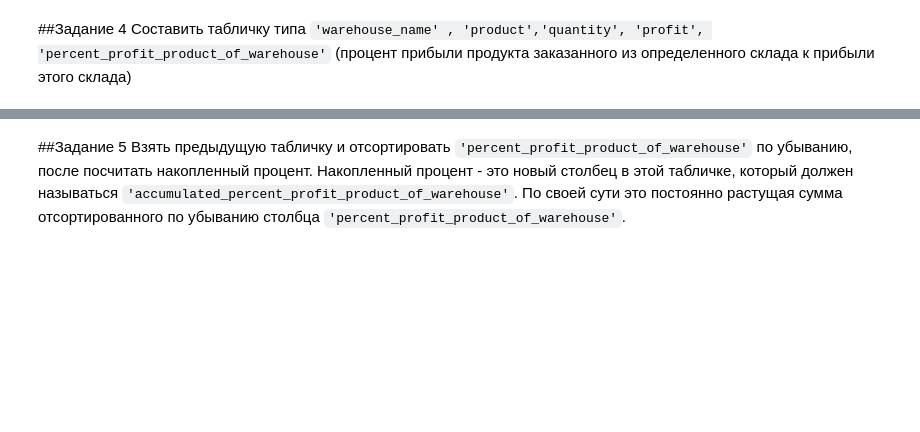
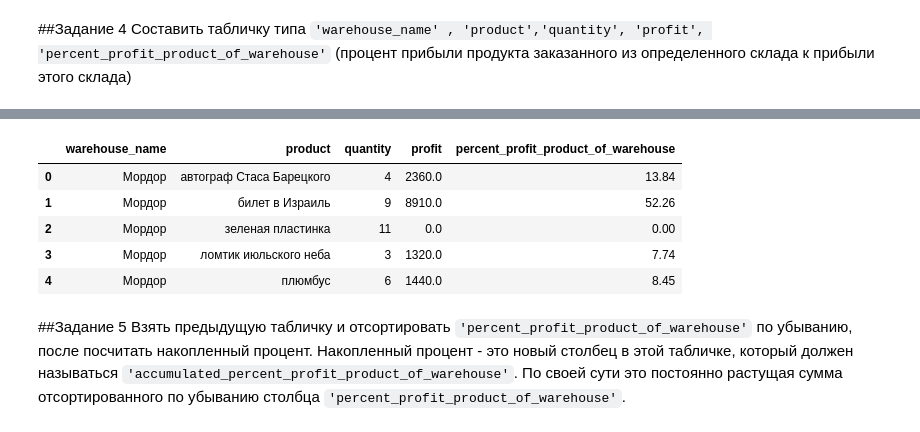
Before and after one commit to julianzim/suppi_trial_task, a Jupyter notebook: suppi_trial_task.ipynb, the cells around one changed output, grey strips where cells are left out. Saved outputs shown, nothing was run; the diff lists cells and outputs as text; code cells hidden in the pictures; blank space fills up the shorter version.

```diff
--- a/suppi_trial_task.ipynb
+++ b/suppi_trial_task.ipynb
@@ -70,0 +114,8 @@ highway_prices
+# %%
+def profit(df):
+    '''Считает прибыль по заказу, которая равна разности дохода и
+    расходов по заказу
+    '''
+    income = df['price'] * df['quantity']
+    expenses = df['highway_price'] * df['quantity']
+    return sum(income) + sum(expenses)
@@ -71,3 +138,7 @@ highway_prices
 # %% [markdown]
 ##Задание 4
 Составить табличку типа `'warehouse_name' , 'product','quantity', 'profit', 'percent_profit_product_of_warehouse'` (процент прибыли продукта заказанного из определенного склада к прибыли этого склада)
+# %%
+warehouse_product_count = exploded_df.groupby(['warehouse_name', 'product']).apply(lambda x: x['quantity'].sum()).reset_index()
+warehouse_product_count.rename(columns={0: 'quantity'}, inplace=True)
+warehouse_product_count.head()
@@ -73,0 +152,6 @@ highway_prices
+# %%
+warehouse_product_profit = exploded_df.groupby(['warehouse_name', 'product']).apply(profit).reset_index()
+warehouse_product_profit.rename(columns={0: 'profit'}, inplace=True)
+
+warehouse_product_profit = warehouse_product_count.merge(warehouse_product_profit, on=['warehouse_name', 'product'])
+warehouse_product_profit.head()
@@ -74,3 +165,17 @@ highway_prices
+# %%
+def percent_profit(df):
+    return round(df['profit'] / sum(df['profit']) * 100, 2)
+# %%
+percents = warehouse_product_profit.groupby(['warehouse_name']).apply(percent_profit).reset_index()['profit']
+warehouse_product_profit['percent_profit_product_of_warehouse'] = percents
+warehouse_product_profit.head()
+# %% [output]
+|  | warehouse_name | product | quantity | profit | percent_profit_product_of_warehouse |
+| 0 | Мордор | автограф Стаса Барецкого | 4 | 2360.0 | 13.84 |
+| 1 | Мордор | билет в Израиль | 9 | 8910.0 | 52.26 |
+| 2 | Мордор | зеленая пластинка | 11 | 0.0 | 0.00 |
+| 3 | Мордор | ломтик июльского неба | 3 | 1320.0 | 7.74 |
+| 4 | Мордор | плюмбус | 6 | 1440.0 | 8.45 |
 # %% [markdown]
 ##Задание 5
 Взять предыдущую табличку и отсортировать `'percent_profit_product_of_warehouse'` по убыванию, после посчитать накопленный процент. Накопленный процент - это новый столбец в этой табличке, который должен называться `'accumulated_percent_profit_product_of_warehouse'`. По своей сути это постоянно растущая сумма отсортированного по убыванию столбца `'percent_profit_product_of_warehouse'`.
```
Also changed, not shown: parts of 13 cells of this notebook.
